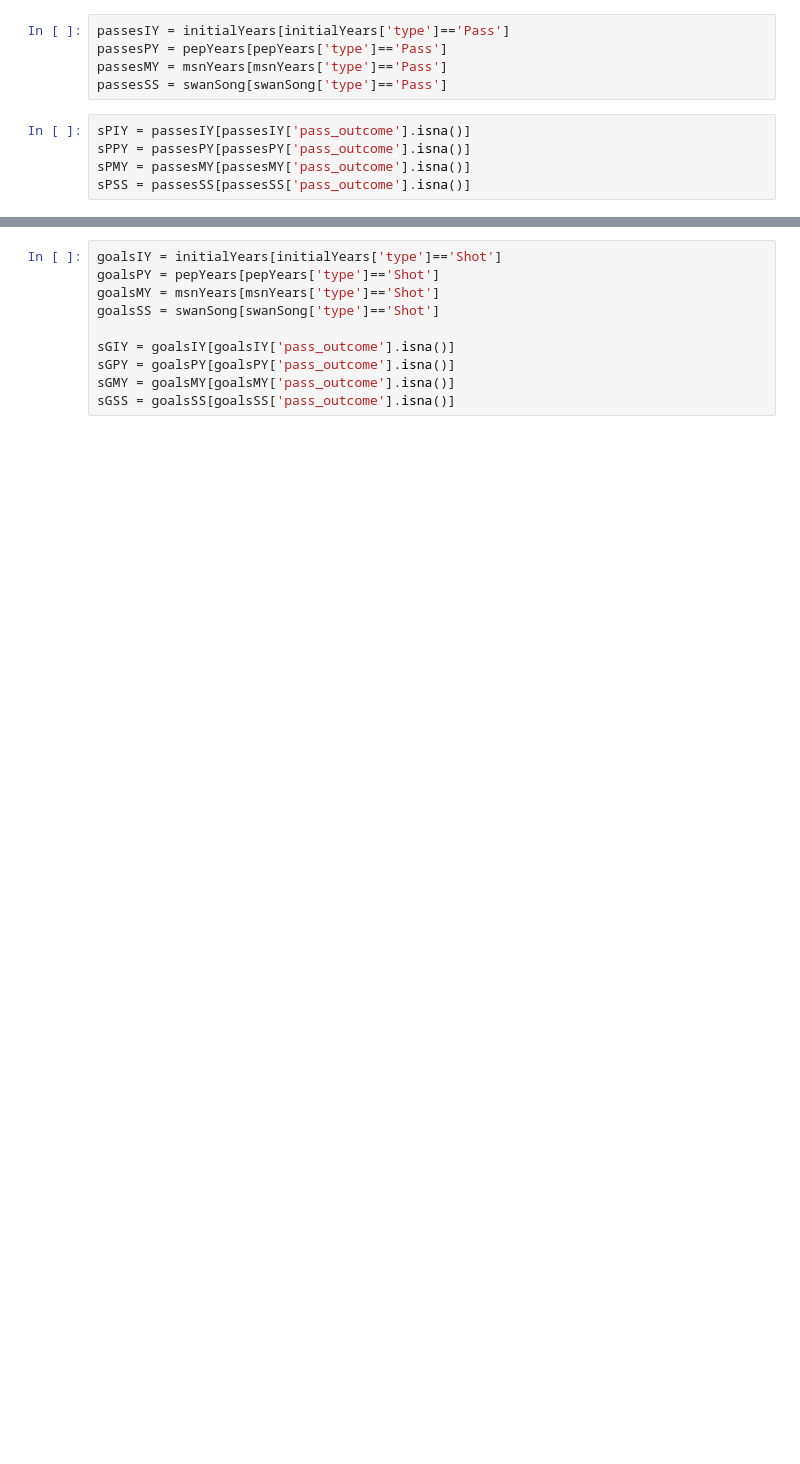
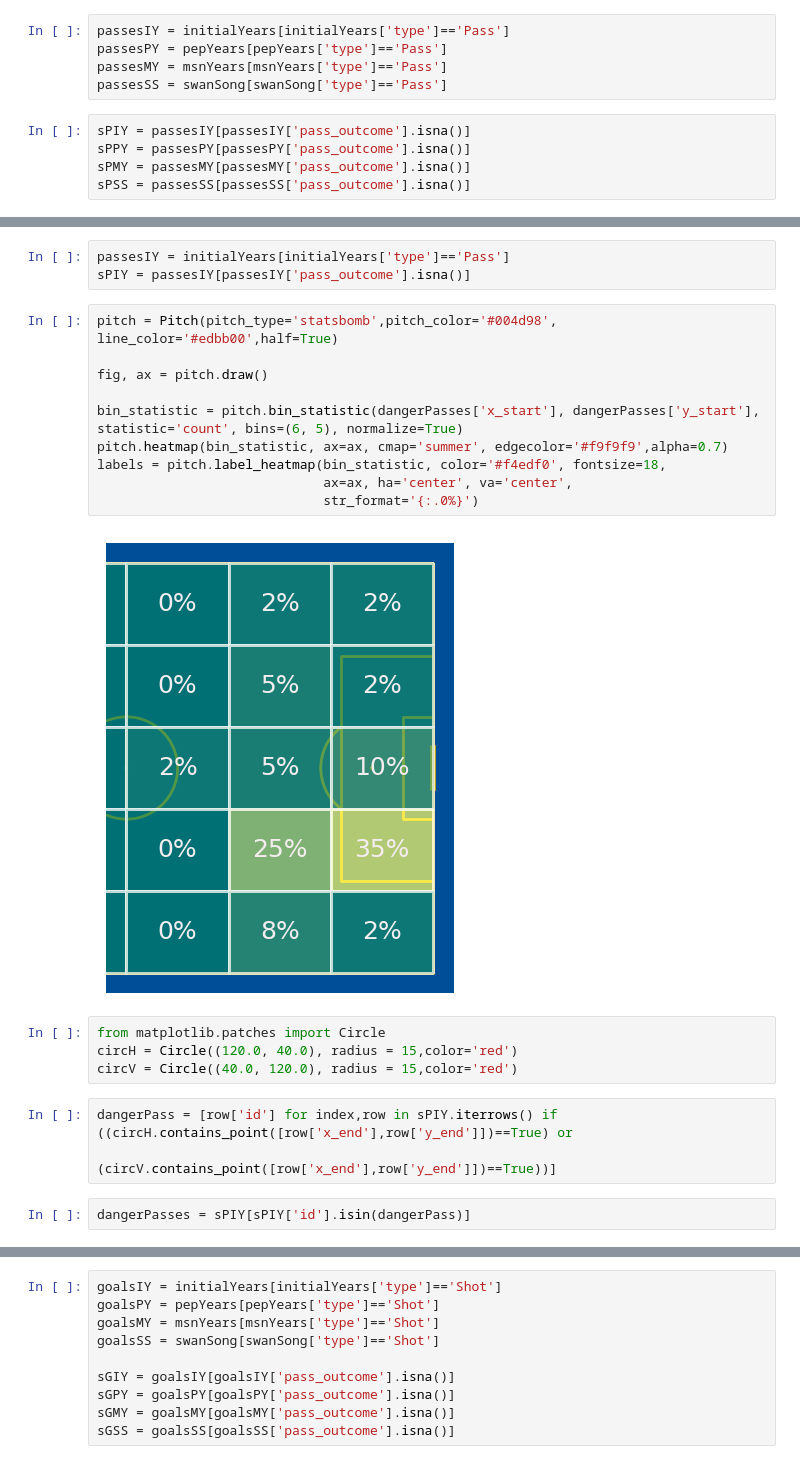
Before and after one commit to YashaswiPandey/IST652-FinalProject, a Jupyter notebook: messiAnalysis.ipynb, the cells around one changed output, grey strips where cells are left out. Cells and saved outputs as stored; diff of their text form; blank space fills up the shorter version.

```diff
--- a/messiAnalysis.ipynb
+++ b/messiAnalysis.ipynb
@@ -76,0 +104,24 @@ kdeSS = pitch.kdeplot(sPSS['x_end'],sPSS['y_end'],fill=True,n_levels=200,thresh=
+# %%
+passesIY = initialYears[initialYears['type']=='Pass']
+sPIY = passesIY[passesIY['pass_outcome'].isna()]
+# %%
+pitch = Pitch(pitch_type='statsbomb',pitch_color='#004d98', line_color='#edbb00',half=True)
+
+fig, ax = pitch.draw()
+
+bin_statistic = pitch.bin_statistic(dangerPasses['x_start'], dangerPasses['y_start'], statistic='count', bins=(6, 5), normalize=True)
+pitch.heatmap(bin_statistic, ax=ax, cmap='summer', edgecolor='#f9f9f9',alpha=0.7)
+labels = pitch.label_heatmap(bin_statistic, color='#f4edf0', fontsize=18,
+                             ax=ax, ha='center', va='center',
+                             str_format='{:.0%}')
+# %% [output]
+[figure, added]
+# %%
+from matplotlib.patches import Circle
+circH = Circle((120.0, 40.0), radius = 15,color='red')
+circV = Circle((40.0, 120.0), radius = 15,color='red')
+# %%
+dangerPass = [row['id'] for index,row in sPIY.iterrows() if ((circH.contains_point([row['x_end'],row['y_end']])==True) or
+                                                             (circV.contains_point([row['x_end'],row['y_end']])==True))]
+# %%
+dangerPasses = sPIY[sPIY['id'].isin(dangerPass)]
```
Also changed, not shown: parts of 26 cells of this notebook.
